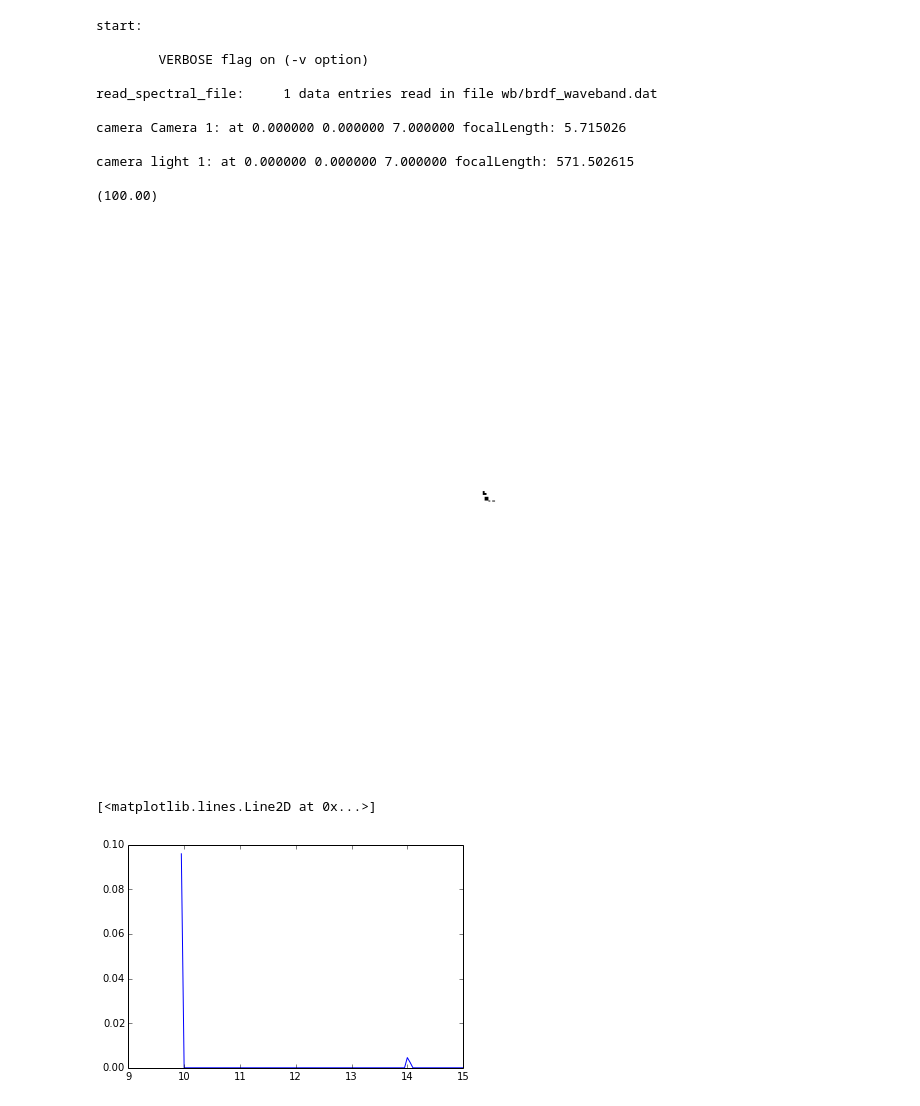
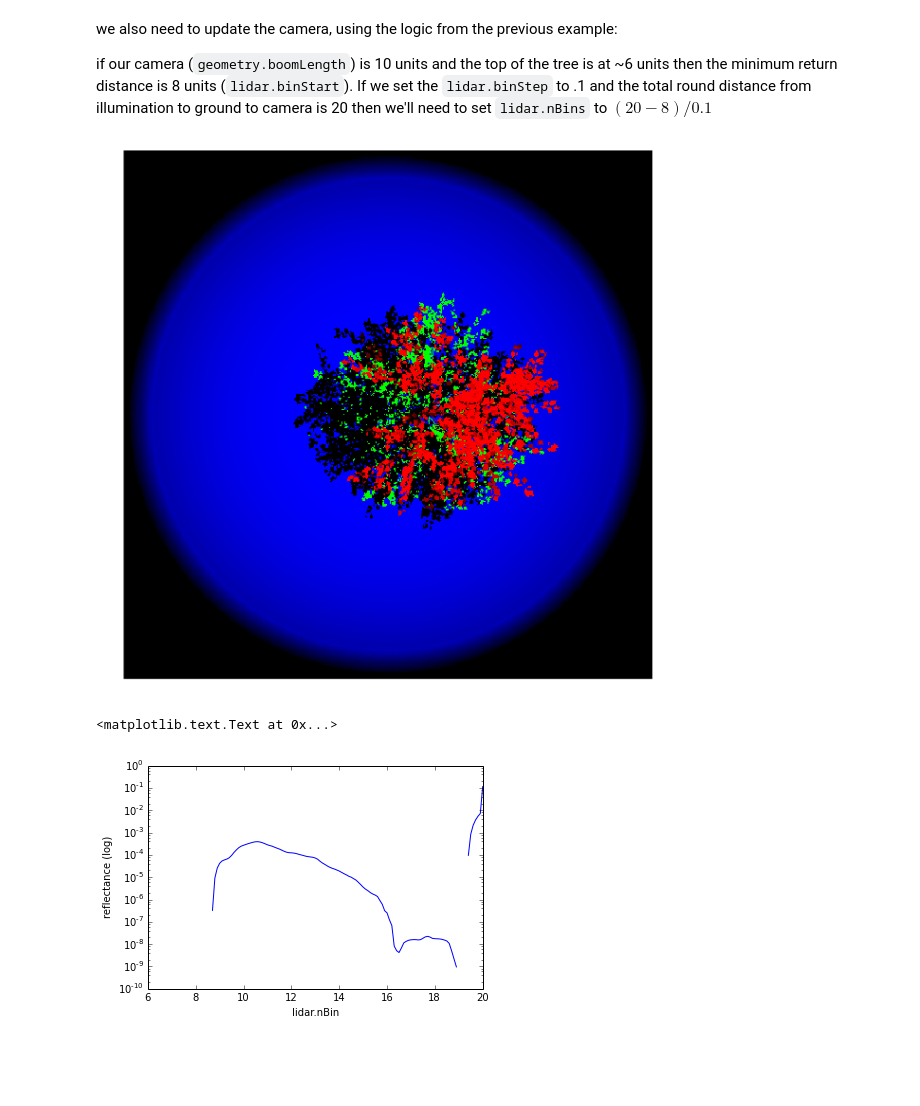
Before and after one commit to philwilkes/librat_in_jupyter, a Jupyter notebook: 4.2_simulating_a_waveform_over_a_single_tree.ipynb, the cells around one changed output. Saved outputs shown, nothing was run; the diff lists cells and outputs as text; code cells hidden in the pictures; blank space fills up the shorter version.

```diff
--- a/4.2_simulating_a_waveform_over_a_single_tree.ipynb
+++ b/4.2_simulating_a_waveform_over_a_single_tree.ipynb
@@ -10,31 +34,42 @@ from hips2img import *
+# %% [markdown]
+we also need to update the camera, using the logic from the previous example:
+
+if our camera (<code>geometry.boomLength</code>) is 10 units and the top of the tree is at ~6 units then the minimum return distance is 8 units (<code>lidar.binStart</code>). If we set the <code>lidar.binStep</code> to .1 and the total round distance from illumination to ground to camera is 20 then we'll need to set <code>lidar.nBins</code> to $(20-8)/0.1$
+# %%
+oname='output/large_footprint' # geometry.idealArea = footprint
+hoc = 6 # height of canopy
+diff_camera_toc = boomLength - hoc
+binStart = diff_camera_toc * 2
+binStep = .1
+nBins = ((boomLength * 2) - (binStart)) / binStep
+
+update_existing_camera('camera/pulse.lidar', 'camera/large_footprint.lidar', oname=oname,
+                       new_options={'geometry.idealArea':footprint,
+                                    'geometry.boomLength':boomLength,
+                                    'lidar.binStart':binStart,
+                                    'lidar.binStep':binStep,
+                                    'lidar.nBins':nBins})
 # %%
-# we have specified the brdf_wavband.dat as this has only one band
-cmd = 'echo 14 camera/ncamera.dat light/nlight.dat | \
-       start -v -RATm 1 -RATsensor_wavebands wb/brdf_waveband.dat obj/birch_tree_scene.obj'
+# now we can run the simulation
+cmd = 'echo 14 camera/large_footprint.lidar light/large_footprint.lidar | \
+       start -RATm 1 -RATsensor_wavebands wb/brdf_waveband.dat obj/birch_tree_scene.obj'
 error = run_start(cmd)
 
 if not error:
     # we can look at a slice of the resulting image using the 'order'
-    # option, in this case we are looking at slices 0, 10, 30
-    hips2img('cameraPsfImage.hips', stretch=True, order=[9])
+    # option, in this case we are looking at lidar.nBins steps 0, 10, 30
+    ax = hips2img('{}.hips'.format(oname), stretch=True,
+                  order=[20, 50, 120])
 # %% [output]
-start:
-
-        VERBOSE flag on (-v option)
-
-read_spectral_file:     1 data entries read in file wb/brdf_waveband.dat
-
-camera Camera 1: at 0.000000 0.000000 7.000000 focalLength: 5.715026
-
-camera light 1: at 0.000000 0.000000 7.000000 focalLength: 571.502615
-
-(100.00)
-[figure, old version]
+[figure, new version]
 # %%
 # We can then look at the results of this by plotting
-# reflectance against distance
-refl = np.loadtxt('nresults.dat.direct')
+# reflectance against bin number
+refl = np.loadtxt('output/large_footprint.dat.direct')
 plt.plot(refl[:, 0], refl[:, 1:].mean(axis=1))
+plt.yscale('log') # because ground reflectance is high
+plt.xlabel('lidar.nBin')
+plt.ylabel('reflectance (log)')
 # %% [output]
-[<matplotlib.lines.Line2D at 0x...>]
+<matplotlib.text.Text at 0x...>
-[figure, old version]
+[figure, new version]
```
Also changed, not shown: parts of 10 cells of this notebook.
